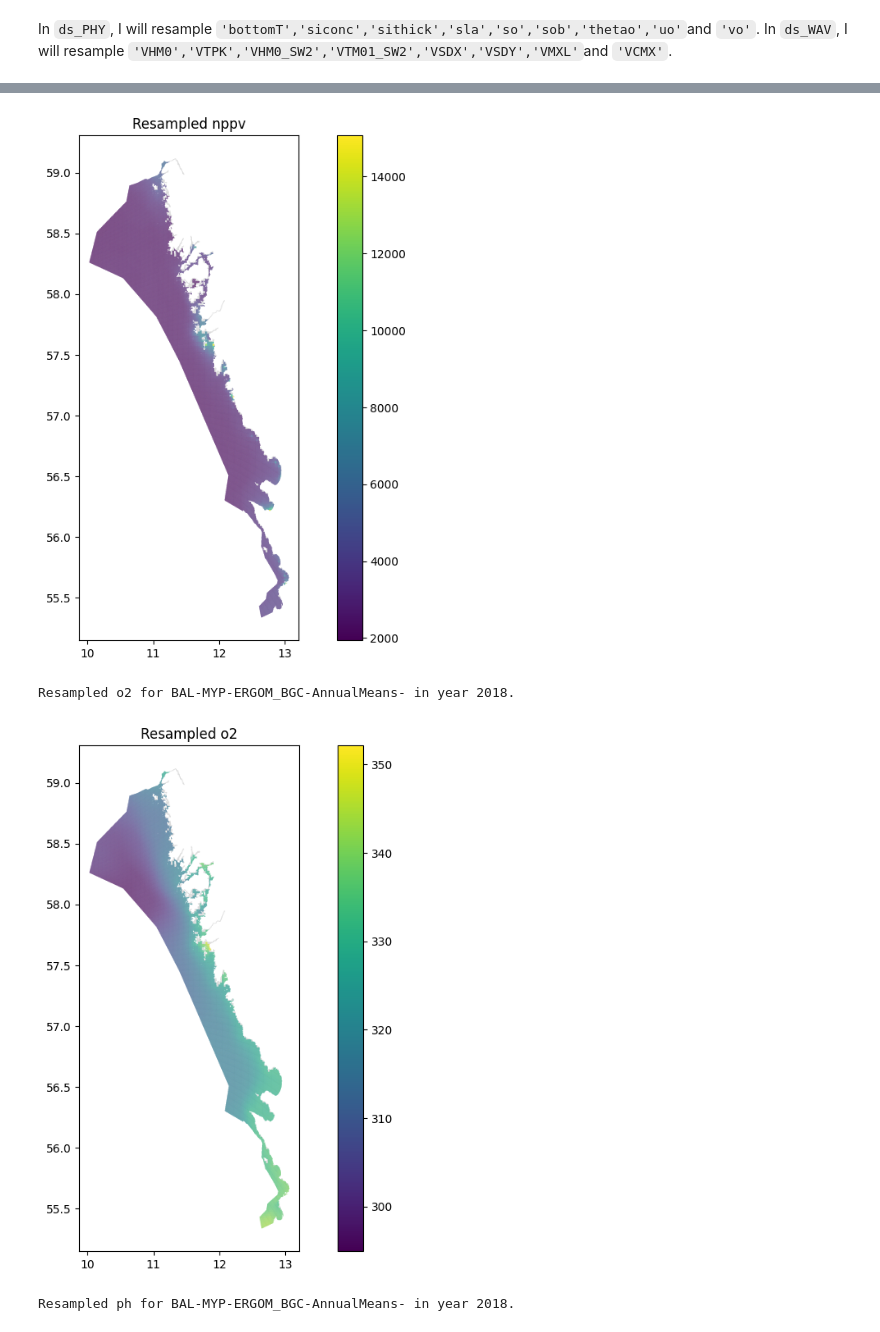
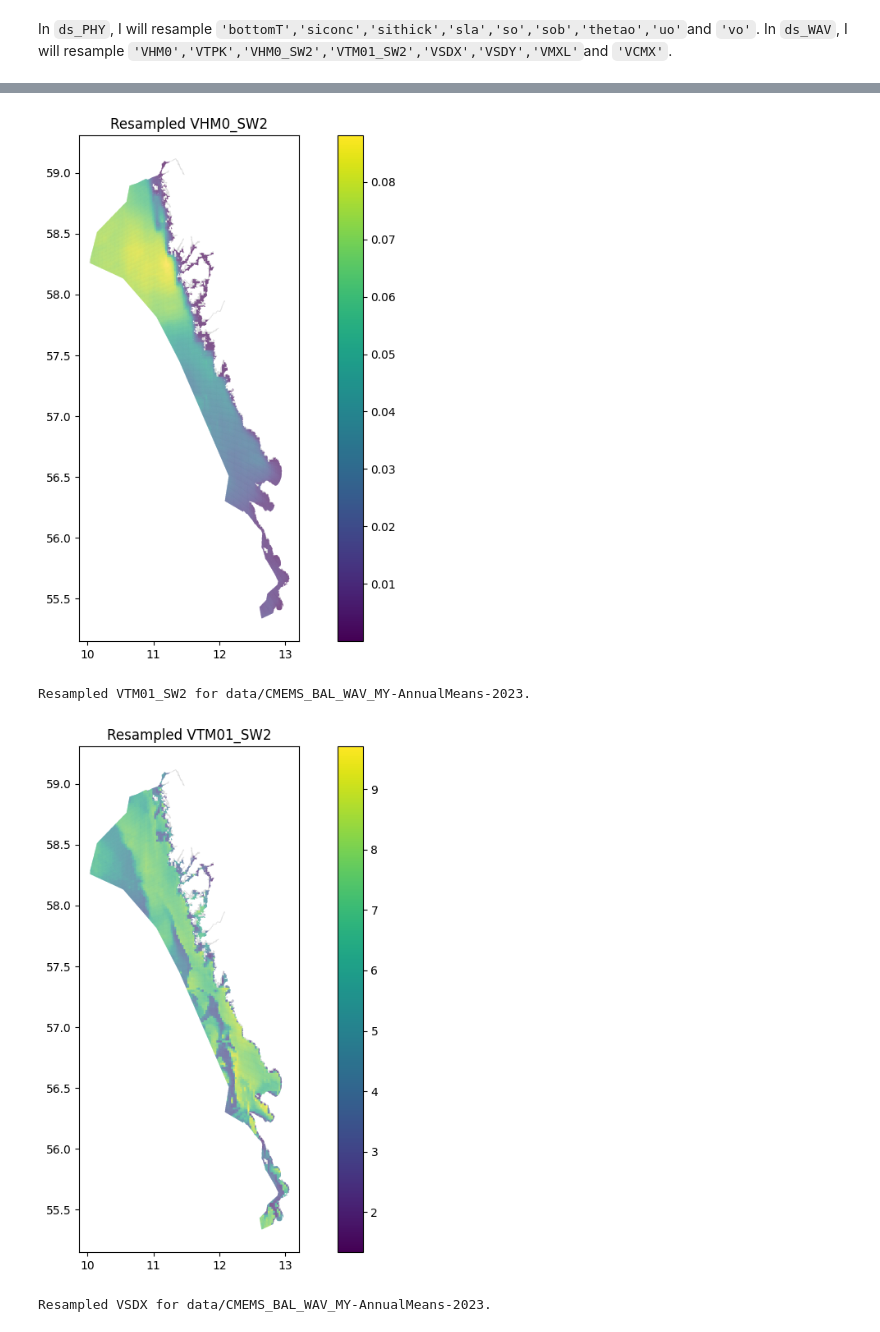
Before and after one commit to Mistra-C2B2/Angiosperms-model, a Jupyter notebook: 02.3_Resampling.ipynb, the cells around one changed output, grey strips where cells are left out. Drawn from its saved outputs; the diff is of its cells as text; code cells hidden in the pictures.

```diff
--- a/02.3_Resampling.ipynb
+++ b/02.3_Resampling.ipynb
@@ -251,3 +228,0 @@ Data variables:
-# %%
-ds = xr.open_dataset(f'BALTICSEA_MULTIYEAR_WAV_003_015\cmems_mod_bal_wav_my_PT1H-i_202411/2015/01/CMEMS_BAL_WAV_MY_2015010201.nc')
-ds
@@ -351,2 +307,0 @@ This is the result intended. Let's save it in the global dataset.
-# %%
-dataset = xr.open_dataset("grid_variables.nc")
@@ -408,7 +308,7 @@ Dataset saved successfully to grid_variables_bis.nc
 # %% [markdown]
 Let's repeat the process for each variable I need by coding a function.
 # %%
-def resample_variable(variable_name, year, ds, clipped_grid_4326, transform, flip_var):
+def resample_variable(variable_name, ds, clipped_grid_4326, transform, flip_var):
     """
     Resample a variable from the dataset to the grid defined in clipped_grid_4326.
 
@@ -481,9 +381,8 @@ def resample_variable(variable_name, year, ds, clipped_grid_4326, transform, fli
 
     return clipped_grid_4326[variable_name]
 # %%
-year = 2018
-ds_BGC = xr.open_dataset(f"BAL-MYP-ERGOM_BGC-AnnualMeans-{year}.nc")
-ds_PHY = xr.open_dataset(f"BAL-MYP-NEMO_PHY-AnnualMeans-{year}.nc")
-ds_WAV = xr.open_dataset(f"BALTICSEA_MULTIYEAR_WAV_003_015\cmems_mod_bal_wav_my_PT1H-i_202411/{year}/yearly_mean_CMEMS_BAL_WAV_MY_{year}.nc")
-clipped_grid_4326 = gpd.read_file("clipped_grid_4326.geojson")
+ds_BGC = xr.open_dataset(f"data/BAL-MYP-ERGOM_BGC-AnnualMeans-2023.nc")
+ds_PHY = xr.open_dataset(f"data/BAL-MYP-NEMO_PHY-AnnualMeans-2023.nc")
+ds_WAV = xr.open_dataset(f"data/CMEMS_BAL_WAV_MY-AnnualMeans-2023.nc")
+clipped_grid_4326 = gpd.read_file("data/clipped_grid_4326.geojson")
 # %% [markdown]
@@ -536,12 +437,12 @@ Data variables:
 # %%
-dataset_name_dic = {'BAL-MYP-ERGOM_BGC-AnnualMeans-':var_list_BGC,
-                    'BAL-MYP-NEMO_PHY-AnnualMeans-':var_list_PHY,
-                    'yearly_mean_CMEMS_BAL_WAV_MY_':var_list_WAV}
+dataset_name_dic = {'data/BAL-MYP-ERGOM_BGC-AnnualMeans-2023':var_list_BGC,
+                    'data/BAL-MYP-NEMO_PHY-AnnualMeans-2023':var_list_PHY,
+                    'data/CMEMS_BAL_WAV_MY-AnnualMeans-2023':var_list_WAV}
 
 for ds_name in dataset_name_dic.keys():
     var_list = dataset_name_dic[ds_name]
 
-    ds = xr.open_dataset(f"{ds_name}{year}.nc")
+    ds = xr.open_dataset(f'{ds_name}.nc')
 
     lon = ds.lon.values
     lat = ds.lat.values
@@ -569,8 +470,8 @@ for ds_name in dataset_name_dic.keys():
         if variable_name in clipped_grid_4326.columns:
             print(f"Variable {variable_name} already exists in the grid. Skipping resampling.")
             continue
-        resampled_var = resample_variable(variable_name, year, ds, clipped_grid_4326, transform, flip_var)
-        print(f"Resampled {variable_name} for {ds_name} in year {year}.")
+        resampled_var = resample_variable(variable_name, ds, clipped_grid_4326, transform, flip_var)
+        print(f"Resampled {variable_name} for {ds_name}.")
 
 
         # Plot to verify
@@ -591,4 +508,4 @@ Resampled nppv for BAL-MYP-ERGOM_BGC-AnnualMeans- in year 2018.
-[figure, old version]
+[figure, new version]
-Resampled o2 for BAL-MYP-ERGOM_BGC-AnnualMeans- in year 2018.
+Resampled VTM01_SW2 for data/CMEMS_BAL_WAV_MY-AnnualMeans-2023.
-[figure, old version]
+[figure, new version]
-Resampled ph for BAL-MYP-ERGOM_BGC-AnnualMeans- in year 2018.
+Resampled VSDX for data/CMEMS_BAL_WAV_MY-AnnualMeans-2023.
```
Also changed, not shown: parts of 27 cells of this notebook, 10 other files.
